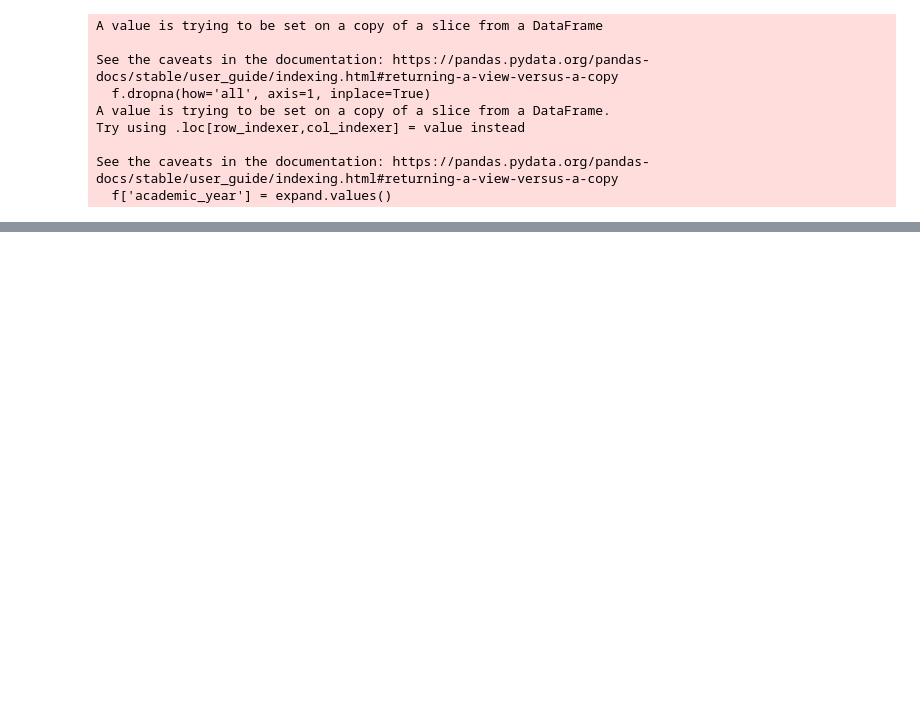
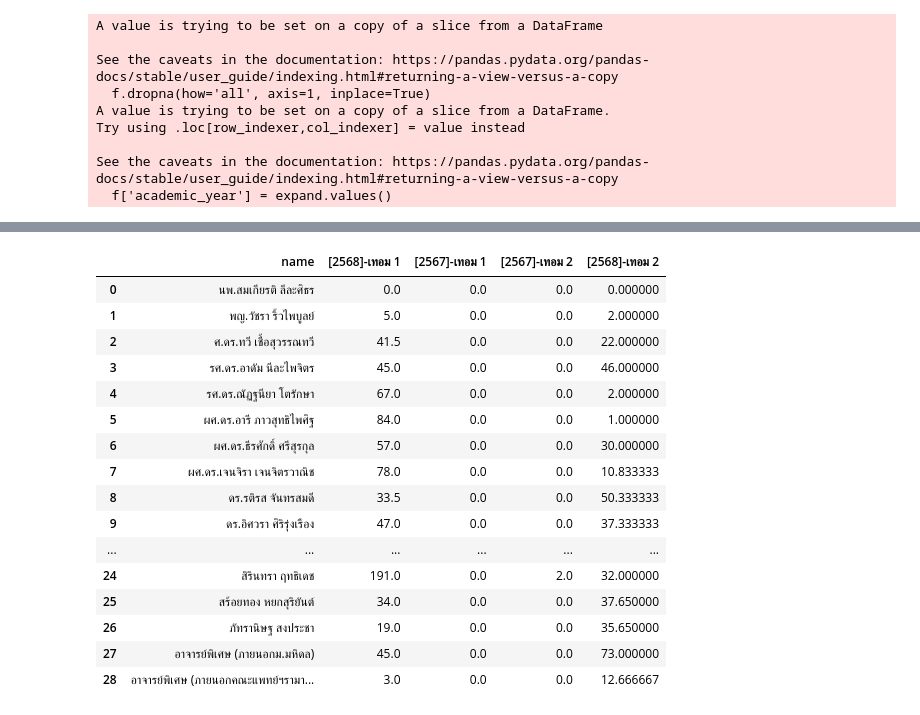
Before and after one commit to Supachan/academic-staff-workload, a Jupyter notebook: debugging.ipynb, the cells around one changed output, grey strips where cells are left out. Cells and saved outputs as stored; diff of their text form; code cells hidden in the pictures; blank space fills up the shorter version.

```diff
--- a/debugging.ipynb
+++ b/debugging.ipynb
@@ -25,10 +25,44 @@ F = pd.read_csv(mm3_url)
 publication = pd.read_csv(publication_url).fillna("")
 theses = pd.read_csv(theses_url).fillna("")
 theses = theses.drop_duplicates(subset=['รหัส (นักศึกษา)'], keep='last')
+# %%
+def faculty_members():
+    names =  ['นพ.สมเกียรติ ลีละศิธร',
+    'พญ.วัชรา ริ้วไพบูลย์',
+    'ศ.ดร.ทวี  เชื้อสุวรรณทวี',
+    'รศ.ดร.อาดัม นีละไพจิตร',
+    'รศ.ดร.ณัฏฐนียา โตรักษา',
+    'ผศ.ดร.อารี ภาวสุทธิไพศิฐ',
+    'ผศ.ดร.ธีรศักดิ์ ศรีสุรกุล',
+    'ผศ.ดร.เจนจิรา เจนจิตรวาณิช',
+    'ดร.รติรส จันทรสมดี',
+    'ดร.อิศวรา ศิริรุ่งเรือง',
+    'ดร.ธรรม จตุนาม',
+    'ดร.รุจิรา สงขาว',
+    'ดร.ปรเมศวร์ บุญยืน',
+    'ดร.ปกรณ์กิตติ์ ม่วงประสิทธิ์',
+    'ดร.สุนันทา ขลิบทอง',
+    'ดร.วรางคณา รัชตะวรรณ',
+    'ดร.ญาณิศา เนียรนาทตระกูล',
+    'ดร.สุภชาญ ตรัยตรึงศ์สกุล',
+    'ดร.วิษณุ นิตยธรรมกุล',
+    'พฤหัส ศุภจรรยา',
+    'ราษฏร์ บุญญา',
+    'กุลยา ไทรงาม',
+    'ณัฐวิชญ์ ศุภสินธุ์',
+    'พชร นิลมณี',
+    'สิรินทรา ฤทธิเดช',
+    'สร้อยทอง หยกสุริยันต์',
+    'ภัทรานิษฐ สงประชา',
+    'อาจารย์พิเศษ (ภายนอกม.มหิดล)',
+    'อาจารย์พิเศษ (ภายนอกคณะแพทย์ฯรามา ม.มหิดล)']
+    return names
 # %%
 F = pd.read_csv(mm3_url)
 f = remove_empty_columns(F)
 f = merge_multiple_academic_years(f)
+
+t1,t2,courses_year = report_mm3(f)
 # %% [output]
 A value is trying to be set on a copy of a slice from a DataFrame
 
@@ -78,4 +75,0 @@ def courses(f):
-# %%
-lec, courses_year = courses(f)
-courses_year = calculate_teaching_hours_per_year(courses_year)
-pd.DataFrame(courses_year).fillna(0).to_csv("courses_year.csv", index=False)
@@ -81,0 +86,24 @@ pd.DataFrame(courses_year).fillna(0).to_csv("courses_year.csv", index=False)
+# %%
+MEMBERS = pd.DataFrame(faculty_members()).rename(columns={0:'name'})
+TEACH_TERM = pd.DataFrame(courses_year).fillna(0).reset_index()
+TEACH_TERM.rename(columns={'index':'name'}, inplace=True)
+Member_Teaching_hrs = MEMBERS.merge(TEACH_TERM, on='name', how='left').fillna(0)
+Member_Teaching_hrs
+# %% [output]
+|  | name | [2568]-เทอม 1 | [2567]-เทอม 1 | [2567]-เทอม 2 | [2568]-เทอม 2 |
+| 0 | นพ.สมเกียรติ ลีละศิธร | 0.0 | 0.0 | 0.0 | 0.000000 |
+| 1 | พญ.วัชรา ริ้วไพบูลย์ | 5.0 | 0.0 | 0.0 | 2.000000 |
+| 2 | ศ.ดร.ทวี เชื้อสุวรรณทวี | 41.5 | 0.0 | 0.0 | 22.000000 |
+| 3 | รศ.ดร.อาดัม นีละไพจิตร | 45.0 | 0.0 | 0.0 | 46.000000 |
+| 4 | รศ.ดร.ณัฏฐนียา โตรักษา | 67.0 | 0.0 | 0.0 | 2.000000 |
+| 5 | ผศ.ดร.อารี ภาวสุทธิไพศิฐ | 84.0 | 0.0 | 0.0 | 1.000000 |
+| 6 | ผศ.ดร.ธีรศักดิ์ ศรีสุรกุล | 57.0 | 0.0 | 0.0 | 30.000000 |
+| 7 | ผศ.ดร.เจนจิรา เจนจิตรวาณิช | 78.0 | 0.0 | 0.0 | 10.833333 |
+| 8 | ดร.รติรส จันทรสมดี | 33.5 | 0.0 | 0.0 | 50.333333 |
+| 9 | ดร.อิศวรา ศิริรุ่งเรือง | 47.0 | 0.0 | 0.0 | 37.333333 |
+| ... | ... | ... | ... | ... | ... |
+| 24 | สิรินทรา ฤทธิเดช | 191.0 | 0.0 | 2.0 | 32.000000 |
+| 25 | สร้อยทอง หยกสุริยันต์ | 34.0 | 0.0 | 0.0 | 37.650000 |
+| 26 | ภัทรานิษฐ สงประชา | 19.0 | 0.0 | 0.0 | 35.650000 |
+| 27 | อาจารย์พิเศษ (ภายนอกม.มหิดล) | 45.0 | 0.0 | 0.0 | 73.000000 |
+| 28 | อาจารย์พิเศษ (ภายนอกคณะแพทย์ฯรามา... | 3.0 | 0.0 | 0.0 | 12.666667 |
```
Also changed, not shown: parts of 8 cells of this notebook, 5 other files.
